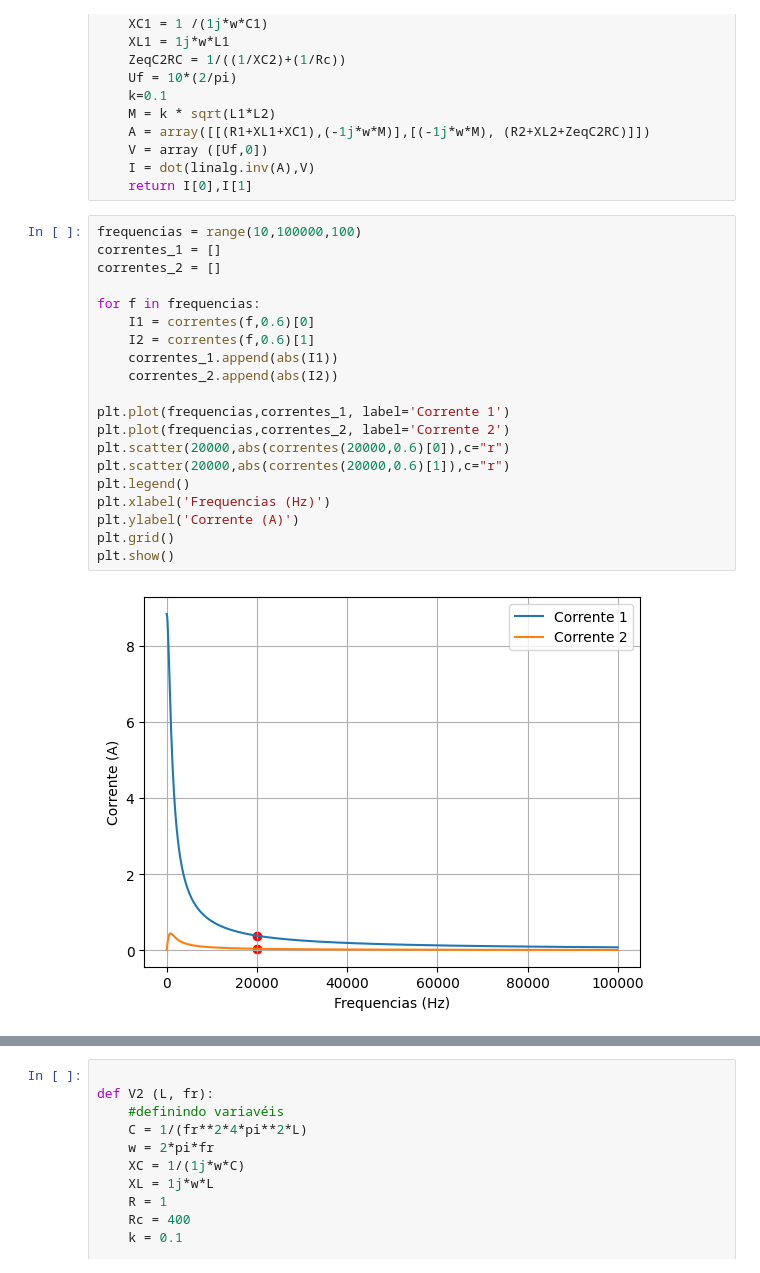
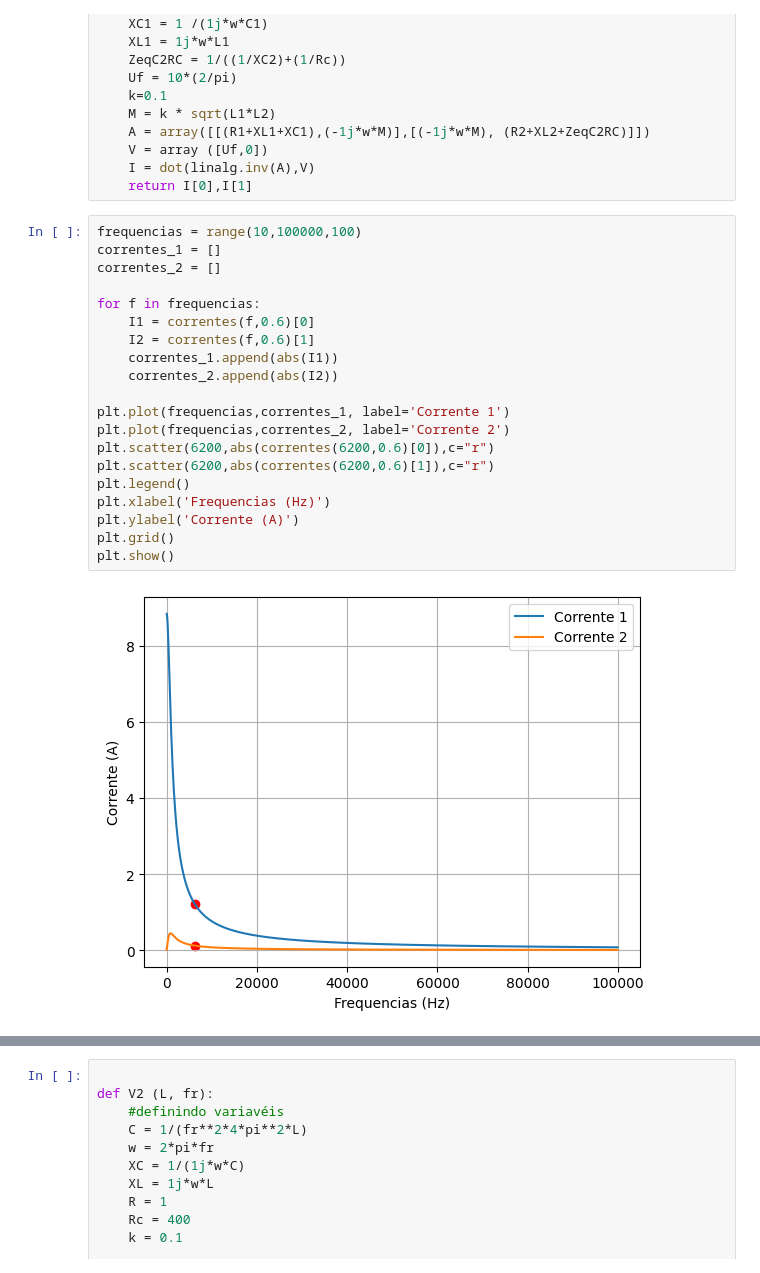
Before and after one commit to brunameinberg/projetoeletromag, a Jupyter notebook: projeto_eletromag_v2.ipynb, the cells around one changed output, grey strips where cells are left out. Drawn from its saved outputs; the diff is of its cells as text.

```diff
--- a/projeto_eletromag_v2.ipynb
+++ b/projeto_eletromag_v2.ipynb
@@ -73,25 +86,25 @@ def correntes (f,C1):
 # %%
 frequencias = range(10,100000,100)
 correntes_1 = []
 correntes_2 = []
 
 for f in frequencias:
     I1 = correntes(f,0.6)[0]
     I2 = correntes(f,0.6)[1]
     correntes_1.append(abs(I1))
     correntes_2.append(abs(I2))
 
 plt.plot(frequencias,correntes_1, label='Corrente 1')
 plt.plot(frequencias,correntes_2, label='Corrente 2')
-plt.scatter(20000,abs(correntes(20000,0.6)[0]),c="r")
-plt.scatter(20000,abs(correntes(20000,0.6)[1]),c="r")
+plt.scatter(6200,abs(correntes(6200,0.6)[0]),c="r")
+plt.scatter(6200,abs(correntes(6200,0.6)[1]),c="r")
 plt.legend()
 plt.xlabel('Frequencias (Hz)')
 plt.ylabel('Corrente (A)')
 plt.grid()
 plt.show()
 # %% [output]
-[figure, old version]
+[figure, new version]
 # %%
 #fazer função que prove isso
 ind_freq_corr_max_1 = correntes_1.index(max(correntes_1))
```
Also changed, not shown: parts of 31 cells of this notebook, 1 other file.
